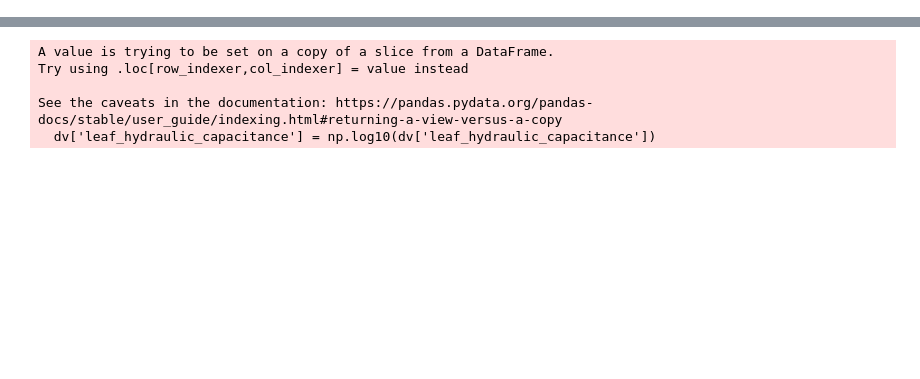
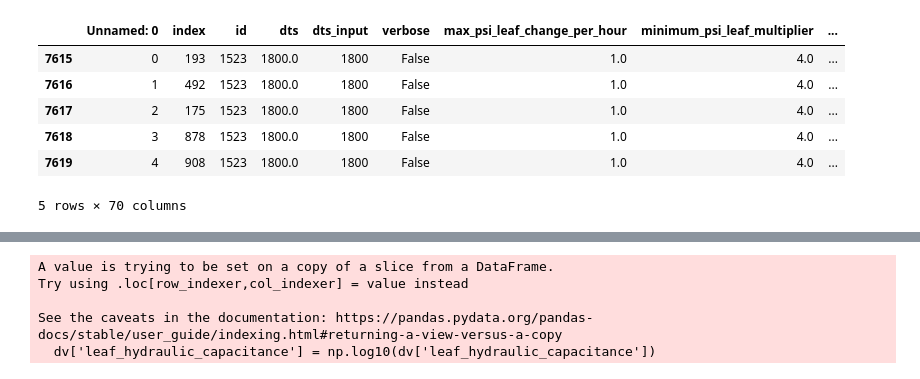
Before and after one commit to PhillipPapastefanou/SimPHony, a Jupyter notebook: appl/swiss/post_processing/EX_CON.ipynb, the cells around one changed output, grey strips where cells are left out. Cells and saved outputs as stored; diff of their text form; code cells hidden in the pictures; blank space fills up the shorter version.

```diff
--- a/appl/swiss/post_processing/EX_CON.ipynb
+++ b/appl/swiss/post_processing/EX_CON.ipynb
@@ -27,0 +32,10 @@ vars_plant = ['psi_leaf_50_close', 'd_50_close','stem_hydraulic_capacitance', 'k
+# %%
+df.loc[df.index[0:5].sort_values()]
+# %% [output]
+|  | Unnamed: 0 | index | id | dts | dts_input | verbose | max_psi_leaf_change_per_hour | minimum_psi_leaf_multiplier | ... |
+| 7615 | 0 | 193 | 1523 | 1800.0 | 1800 | False | 1.0 | 4.0 | ... |
+| 7616 | 1 | 492 | 1523 | 1800.0 | 1800 | False | 1.0 | 4.0 | ... |
+| 7617 | 2 | 175 | 1523 | 1800.0 | 1800 | False | 1.0 | 4.0 | ... |
+| 7618 | 3 | 878 | 1523 | 1800.0 | 1800 | False | 1.0 | 4.0 | ... |
+| 7619 | 4 | 908 | 1523 | 1800.0 | 1800 | False | 1.0 | 4.0 | ... |
+5 rows × 70 columns
```
Also changed, not shown: parts of 11 cells of this notebook, 7 other files.
